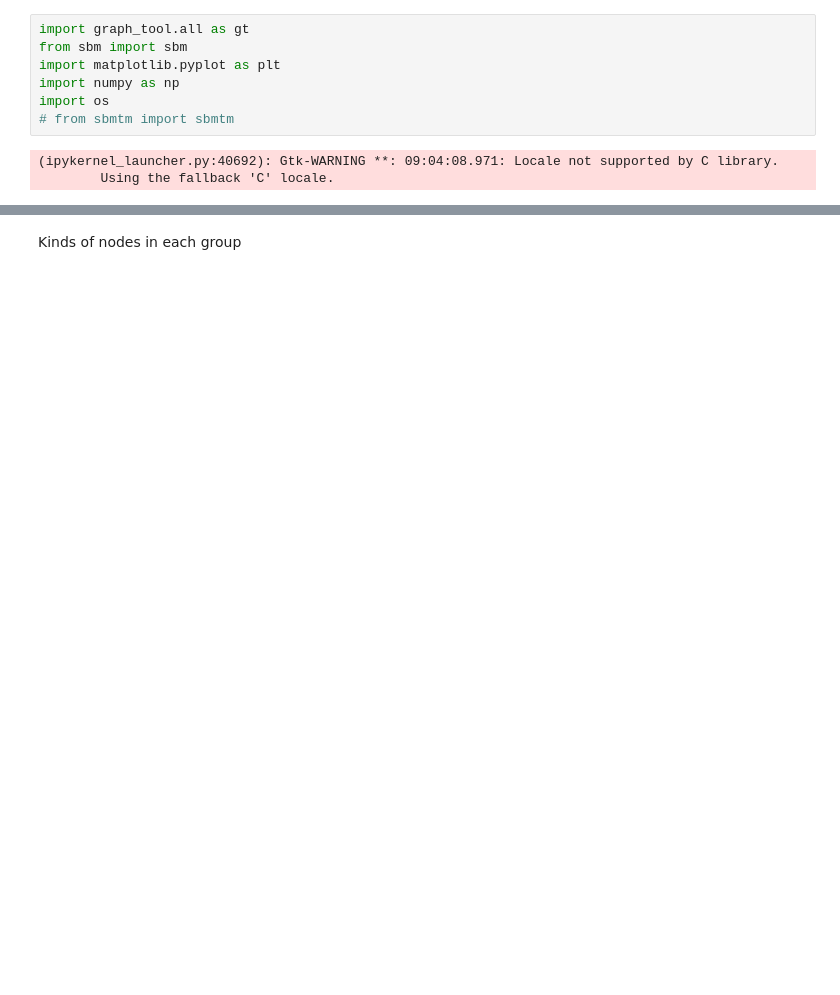
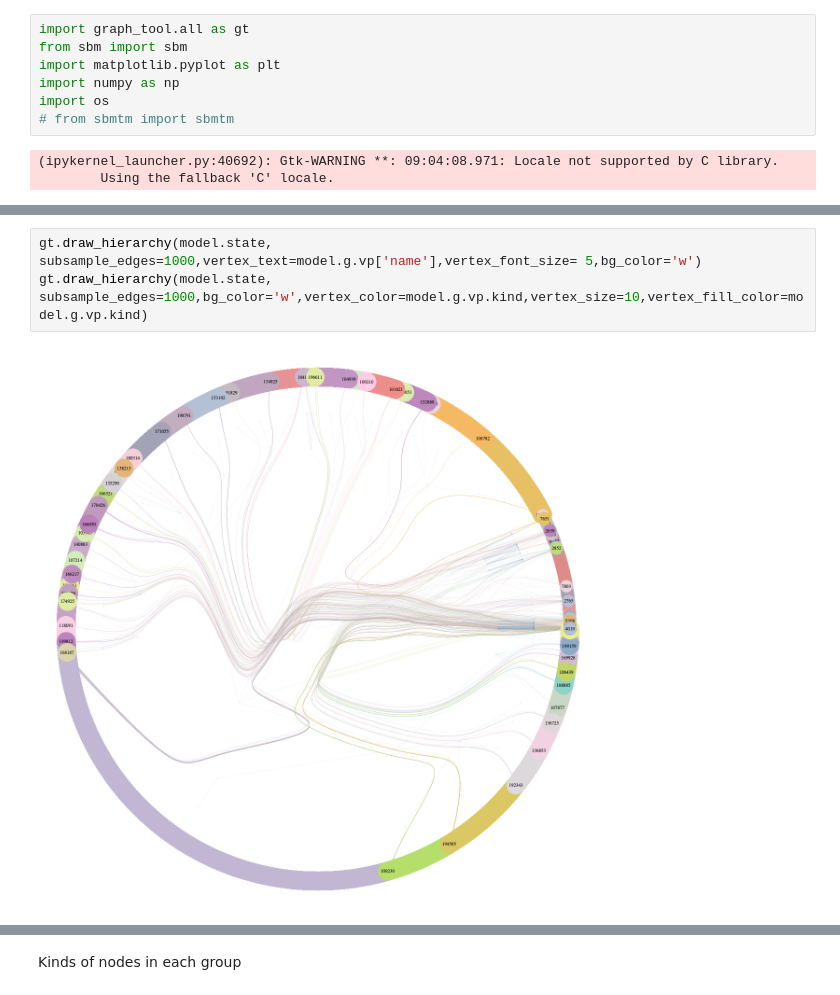
Before and after one commit to smn-d/Graph_network, a Jupyter notebook: sbm/groupExploration.ipynb, the cells around one changed output, grey strips where cells are left out. Saved outputs shown, nothing was run; the diff lists cells and outputs as text; blank space fills up the shorter version.

```diff
--- a/sbm/groupExploration.ipynb
+++ b/sbm/groupExploration.ipynb
@@ -10,0 +30,5 @@ import os
+# %%
+gt.draw_hierarchy(model.state, subsample_edges=1000,vertex_text=model.g.vp['name'],vertex_font_size= 5,bg_color='w')
+gt.draw_hierarchy(model.state, subsample_edges=1000,bg_color='w',vertex_color=model.g.vp.kind,vertex_size=10,vertex_fill_color=model.g.vp.kind)
+# %% [output]
+[figure, added]
```
Also changed, not shown: parts of 19 cells of this notebook.
